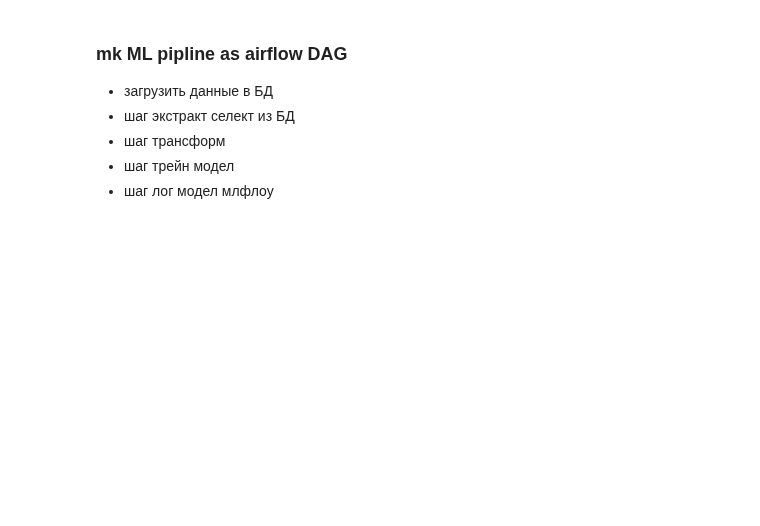
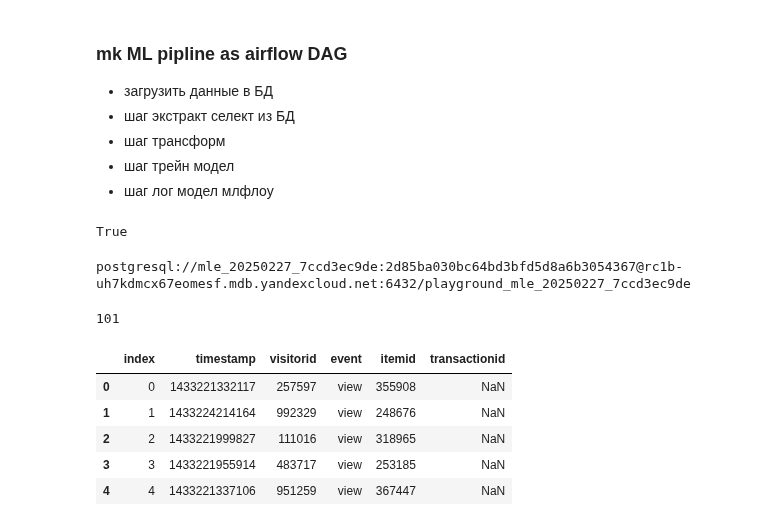
Before and after one commit to AndreyProkofiev/mle-pr-final, a Jupyter notebook: notebooks/eda.ipynb, the cells around one changed output. Drawn from its saved outputs; the diff is of its cells as text; code cells hidden in the pictures; blank space fills up the shorter version.

```diff
--- a/notebooks/eda.ipynb
+++ b/notebooks/eda.ipynb
@@ -1252,0 +1280,8 @@ recommend_for_cold_user(model, dataset, user_features, item_id_map, top_n=10)
+# %%
+conf_path = '/home/mle-user/mle_projects/mle-pr-final/config/config.json'
+config = load_config(conf_path)
+env_path = config['env_path']
+raw_data_path = config['raw_data_path']
+load_dotenv(env_path)
+# %% [output]
+True
@@ -1252,0 +1290,32 @@ recommend_for_cold_user(model, dataset, user_features, item_id_map, top_n=10)
+# %%
+def create_connection():
+
+    load_dotenv()
+    host = os.environ.get('DB_DESTINATION_HOST')
+    port = os.environ.get('DB_DESTINATION_PORT')
+    db = os.environ.get('DB_DESTINATION_NAME')
+    username = os.environ.get('DB_DESTINATION_USER')
+    password = os.environ.get('DB_DESTINATION_PASSWORD')
+
+    print(f'postgresql://{username}:{password}@{host}:{port}/{db}')
+    conn = create_engine(f'postgresql://{username}:{password}@{host}:{port}/{db}')
+    return conn
+
+# устанавливаем соединение с базой
+conn = create_connection()
+# %% [output]
+postgresql://mle_20250227_7ccd3ec9de:2d85ba030bc64bd3bfd5d8a6b3054367@rc1b-uh7kdmcx67eomesf.mdb.yandexcloud.net:6432/playground_mle_20250227_7ccd3ec9de
+# %%
+events.to_sql('ecom_events', conn)
+# %% [output]
+101
+# %%
+data = pd.read_sql('select * from ecom_events', conn)
+data.head()
+# %% [output]
+|  | index | timestamp | visitorid | event | itemid | transactionid |
+| 0 | 0 | 1433221332117 | 257597 | view | 355908 | NaN |
+| 1 | 1 | 1433224214164 | 992329 | view | 248676 | NaN |
+| 2 | 2 | 1433221999827 | 111016 | view | 318965 | NaN |
+| 3 | 3 | 1433221955914 | 483717 | view | 253185 | NaN |
+| 4 | 4 | 1433221337106 | 951259 | view | 367447 | NaN |
```
Also changed, not shown: parts of 22 cells of this notebook.
